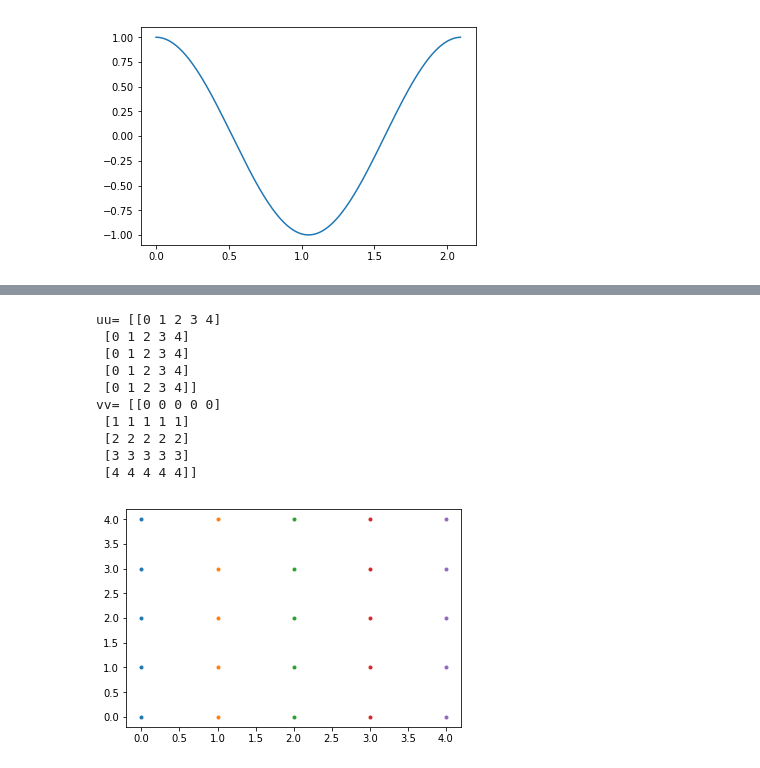
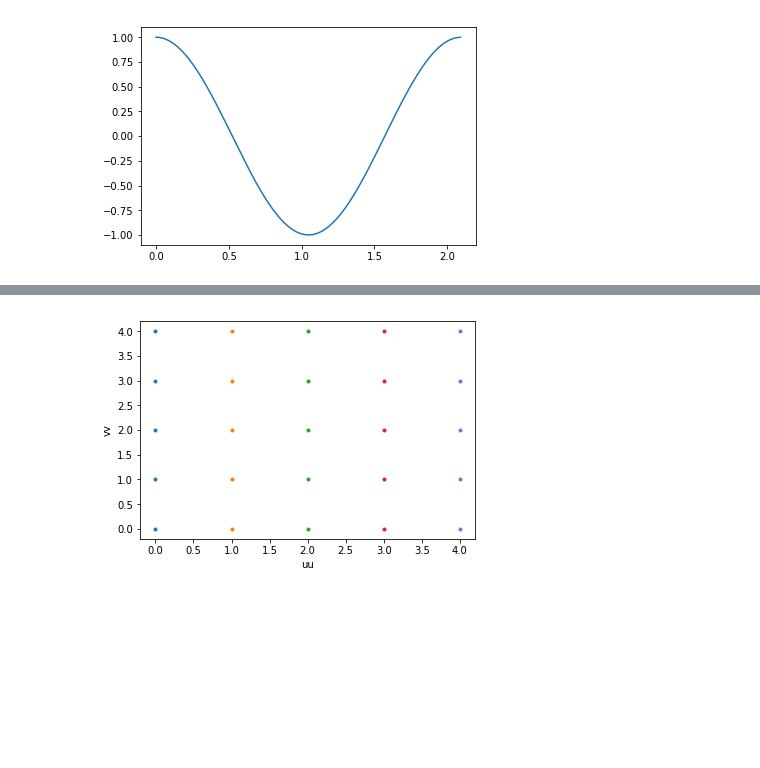
Before and after one commit to napoles-uach/clusters, a Jupyter notebook: CursoNapoles.ipynb, the cells around one changed output, grey strips where cells are left out. Cells and saved outputs as stored; diff of their text form; code cells hidden in the pictures; blank space fills up the shorter version.

```diff
--- a/CursoNapoles.ipynb
+++ b/CursoNapoles.ipynb
@@ -322,25 +455,15 @@ plt.show()
 # %%
 import numpy as np
 import matplotlib.pyplot as plt
 u=range(5)
 v=range(5)
 uu,vv=np.meshgrid(u,v)
-print('uu=',uu)
-print('vv=',vv)
 plt.plot(uu,vv,marker='.',linestyle='none')
+plt.xlabel('uu')
+plt.ylabel('vv')
 plt.show()
 # %% [output]
-uu= [[0 1 2 3 4]
- [0 1 2 3 4]
- [0 1 2 3 4]
- [0 1 2 3 4]
- [0 1 2 3 4]]
-vv= [[0 0 0 0 0]
- [1 1 1 1 1]
- [2 2 2 2 2]
- [3 3 3 3 3]
- [4 4 4 4 4]]
-[figure, old version]
+[figure, new version]
 # %%
 import matplotlib.pyplot as plt
 import numpy as np
```
Also changed, not shown: parts of 41 cells of this notebook.
